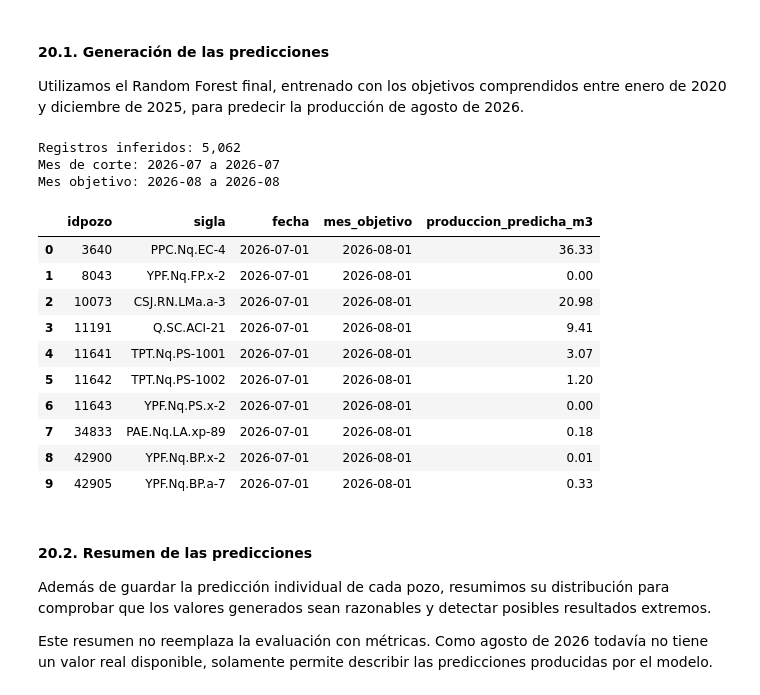
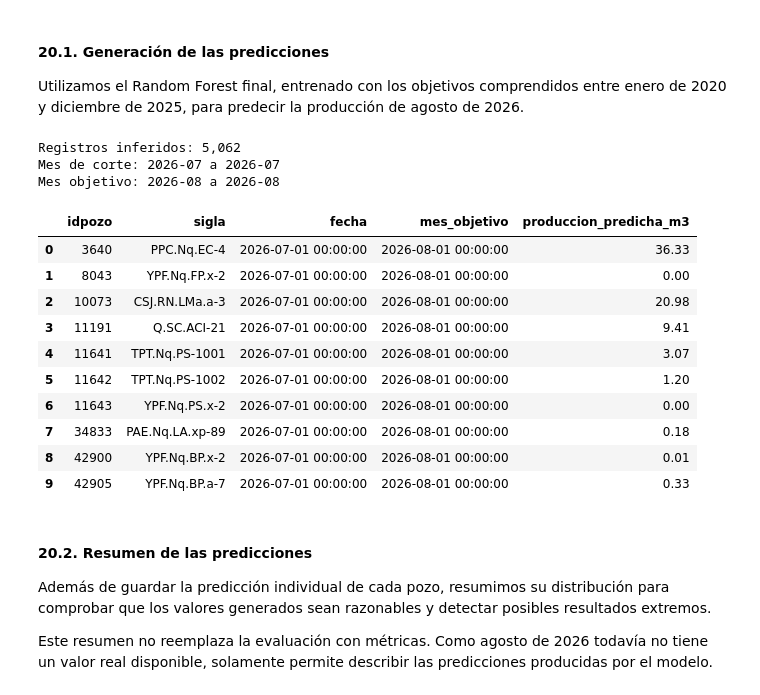
Before and after one commit to alexParedes027/oil-production-prediction, a Jupyter notebook: notebooks/04_modelado_regresion.ipynb, the cells around one changed output. Drawn from its saved outputs; the diff is of its cells as text; code cells hidden in the pictures.

```diff
--- a/notebooks/04_modelado_regresion.ipynb
+++ b/notebooks/04_modelado_regresion.ipynb
@@ -2364,44 +2364,46 @@ resultado_inferencia = inferencia[
     ["idpozo", "sigla", "fecha", "mes_objetivo"]
 ].copy()
 
 resultado_inferencia["produccion_predicha_m3"] = (
     predicciones_agosto_2026
 )
 
 print(
     f"Registros inferidos: {len(resultado_inferencia):,}"
 )
 print(
     "Mes de corte:",
     resultado_inferencia["fecha"].min().strftime("%Y-%m"),
     "a",
     resultado_inferencia["fecha"].max().strftime("%Y-%m"),
 )
 print(
     "Mes objetivo:",
     resultado_inferencia["mes_objetivo"].min().strftime("%Y-%m"),
     "a",
     resultado_inferencia["mes_objetivo"].max().strftime("%Y-%m"),
 )
 
 display(
-    resultado_inferencia.head(10).round(2)
+    resultado_inferencia.head(10).style.format({
+        "produccion_predicha_m3": "{:.2f}",
+    })
 )
 # %% [output]
 Registros inferidos: 5,062
 Mes de corte: 2026-07 a 2026-07
 Mes objetivo: 2026-08 a 2026-08
 |  | idpozo | sigla | fecha | mes_objetivo | produccion_predicha_m3 |
-| 0 | 3640 | PPC.Nq.EC-4 | 2026-07-01 | 2026-08-01 | 36.33 |
-| 1 | 8043 | YPF.Nq.FP.x-2 | 2026-07-01 | 2026-08-01 | 0.00 |
-| 2 | 10073 | CSJ.RN.LMa.a-3 | 2026-07-01 | 2026-08-01 | 20.98 |
-| 3 | 11191 | Q.SC.ACI-21 | 2026-07-01 | 2026-08-01 | 9.41 |
-| 4 | 11641 | TPT.Nq.PS-1001 | 2026-07-01 | 2026-08-01 | 3.07 |
-| 5 | 11642 | TPT.Nq.PS-1002 | 2026-07-01 | 2026-08-01 | 1.20 |
-| 6 | 11643 | YPF.Nq.PS.x-2 | 2026-07-01 | 2026-08-01 | 0.00 |
-| 7 | 34833 | PAE.Nq.LA.xp-89 | 2026-07-01 | 2026-08-01 | 0.18 |
-| 8 | 42900 | YPF.Nq.BP.x-2 | 2026-07-01 | 2026-08-01 | 0.01 |
-| 9 | 42905 | YPF.Nq.BP.a-7 | 2026-07-01 | 2026-08-01 | 0.33 |
+| 0 | 3640 | PPC.Nq.EC-4 | 2026-07-01 00:00:00 | 2026-08-01 00:00:00 | 36.33 |
+| 1 | 8043 | YPF.Nq.FP.x-2 | 2026-07-01 00:00:00 | 2026-08-01 00:00:00 | 0.00 |
+| 2 | 10073 | CSJ.RN.LMa.a-3 | 2026-07-01 00:00:00 | 2026-08-01 00:00:00 | 20.98 |
+| 3 | 11191 | Q.SC.ACI-21 | 2026-07-01 00:00:00 | 2026-08-01 00:00:00 | 9.41 |
+| 4 | 11641 | TPT.Nq.PS-1001 | 2026-07-01 00:00:00 | 2026-08-01 00:00:00 | 3.07 |
+| 5 | 11642 | TPT.Nq.PS-1002 | 2026-07-01 00:00:00 | 2026-08-01 00:00:00 | 1.20 |
+| 6 | 11643 | YPF.Nq.PS.x-2 | 2026-07-01 00:00:00 | 2026-08-01 00:00:00 | 0.00 |
+| 7 | 34833 | PAE.Nq.LA.xp-89 | 2026-07-01 00:00:00 | 2026-08-01 00:00:00 | 0.18 |
+| 8 | 42900 | YPF.Nq.BP.x-2 | 2026-07-01 00:00:00 | 2026-08-01 00:00:00 | 0.01 |
+| 9 | 42905 | YPF.Nq.BP.a-7 | 2026-07-01 00:00:00 | 2026-08-01 00:00:00 | 0.33 |
 # %% [markdown]
 #### 20.2. Resumen de las predicciones
 
```
